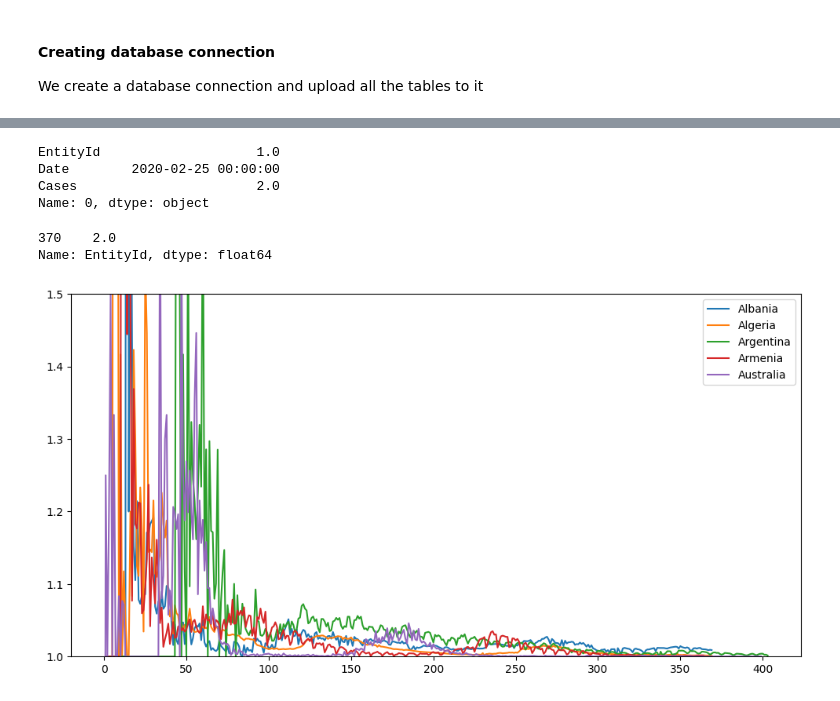
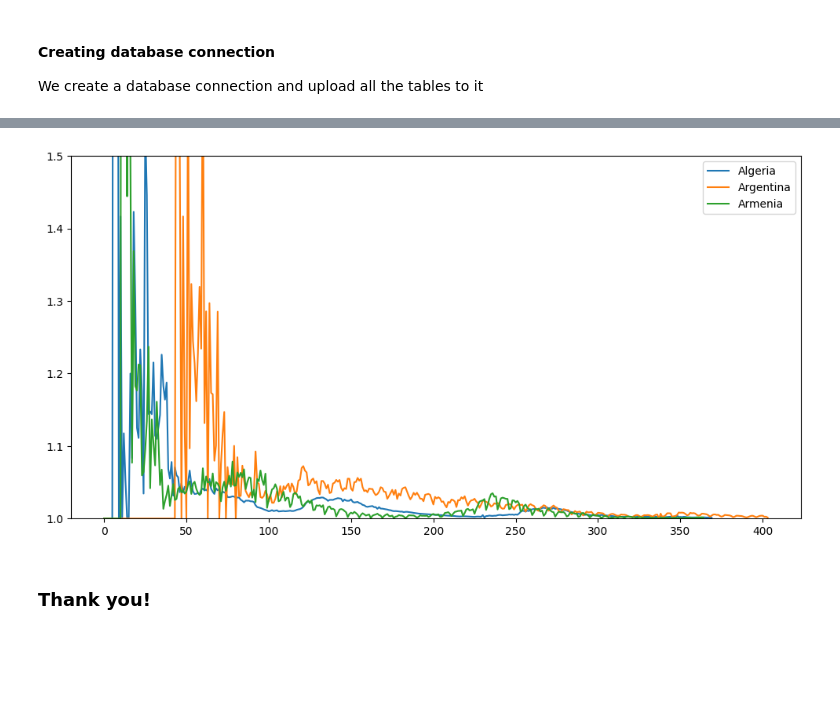
Before and after one commit to ManikaHennedige/COVID-Data-Exploration, a Jupyter notebook: data-exploration.ipynb, the cells around one changed output, grey strips where cells are left out. Saved outputs shown, nothing was run; the diff lists cells and outputs as text; code cells hidden in the pictures; blank space fills up the shorter version.

```diff
--- a/data-exploration.ipynb
+++ b/data-exploration.ipynb
@@ -251,0 +255,10 @@ with sqlite3.connect('data/data.db') as conn:
+# %%
+import seaborn as sns
+
+with sqlite3.connect('data/data.db') as conn:
+        cursor = conn.cursor()
+        entity = cursor.execute("SELECT `Average temperature per year`, `Hospital beds per 1000 people`, `Medical doctors per 1000 people`, `GDP/Capita`, `Median age`, `Population aged 65 and over (%)` FROM entity").fetchall()
+
+entity = pd.DataFrame(entity, columns=['Average temperature per year', 'Hospital beds per 1000 people', 'Medical doctors per 1000 people', 'GDP/Capita', 'Median age', 'Population aged 65 and over (%)'])
+sns.heatmap(entity.corr(), annot=True)
+plt.show()
@@ -380,10 +383,3 @@ print(pd.DataFrame(case_data, columns=["EntityId", "Date", "Cases"]))
-# %%
-print(case_data.loc[0])
-# %% [output]
-EntityId                    1.0
-Date        2020-02-25 00:00:00
-Cases                       2.0
-Name: 0, dtype: object
 # %%
 current_entity = ""
 case_data['Infection Growth Rate'] = ""
@@ -399,21 +392,20 @@ case_data.to_csv("test.csv", index=False)
-# %%
-grouped_data = case_data.groupby("EntityId")
-entity_growth = grouped_data.get_group(2)
-entity_growth.head(1)["EntityId"]
-# %% [output]
-370    2.0
-Name: EntityId, dtype: float64
 # %%
-grouped_data = case_data.groupby("EntityId")
-fig, ax = plt.subplots(figsize=(12,6))
-for i in range(5):
-    entity_growth = grouped_data.get_group(i+1).reset_index()
-    with sqlite3.connect('data/data.db') as conn:
-        cursor = conn.cursor()
-        entity_name = cursor.execute("SELECT Entity FROM entity WHERE EntityId = (?)", (i+1,)).fetchall()
-    ax.plot(entity_growth["Infection Growth Rate"], label=entity_name[0][0])
-plt.ylim(1, 1.5)
-plt.legend()
-plt.show()
+def show_growth_rate(start_index, end_index):
+    grouped_data = case_data.groupby("EntityId")
+    fig, ax = plt.subplots(figsize=(12,6))
+    for i in range(start_index,end_index+1):
+        entity_growth = grouped_data.get_group(i+1).reset_index()
+        with sqlite3.connect('data/data.db') as conn:
+            cursor = conn.cursor()
+            entity_name = cursor.execute("SELECT Entity FROM entity WHERE EntityId = (?)", (i+1,)).fetchall()
+        ax.plot(entity_growth["Infection Growth Rate"], label=entity_name[0][0])
+    plt.ylim(1, 1.5)
+    plt.legend()
+    plt.show()
+
+# can change this to view other countries
+show_growth_rate(1, 3)
 # %% [output]
-[figure, old version]
+[figure, new version]
+# %% [markdown]
+### Thank you!
```
Also changed, not shown: parts of 11 cells of this notebook, 2 other files.
